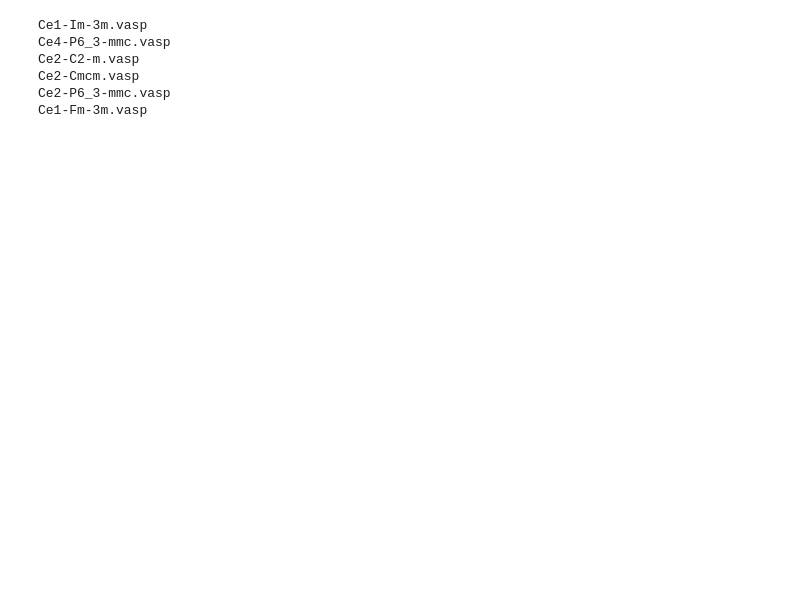
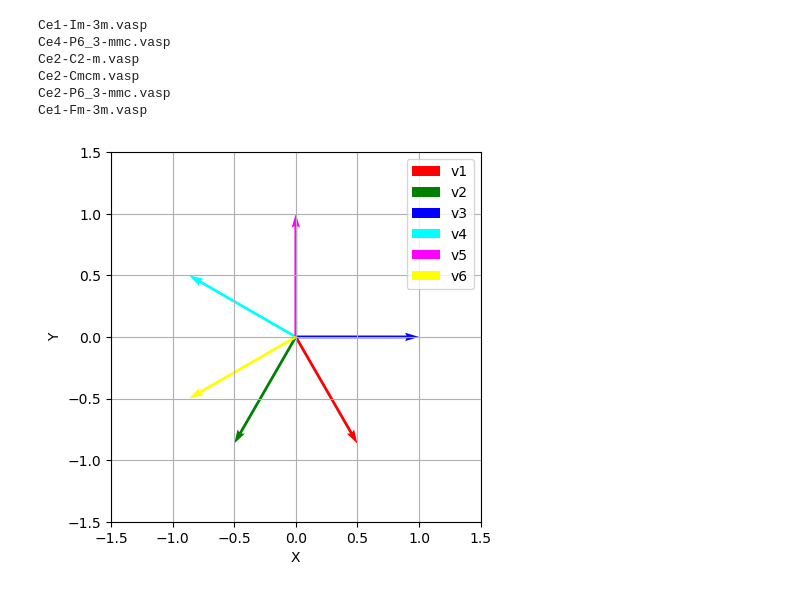
Before and after one commit to JLU-ICCMS-MaYuan/my_script, a Jupyter notebook: notebook/use_pmg.ipynb, the cells around one changed output. Saved outputs shown, nothing was run; the diff lists cells and outputs as text; code cells hidden in the pictures; blank space fills up the shorter version.

```diff
--- a/notebook/use_pmg.ipynb
+++ b/notebook/use_pmg.ipynb
@@ -492,3 +533,48 @@ Ce2-C2-m.vasp
 Ce2-Cmcm.vasp
 Ce2-P6_3-mmc.vasp
 Ce1-Fm-3m.vasp
+# %%
+import numpy as np
+import matplotlib.pyplot as plt
+
+# 定义三个向量
+v1 = np.array([0.5, -0.8660254, 0])
+v2 = np.array([-0.5, -0.8660254, 0])
+v3 = np.array([1.0000000e+00, 2.0634445e-09, 0.0000000e+00])
+
+v4 = np.array([-0.86602541,  0.5       ,  0.        ])
+v5 = np.array([2.08240569e-09, 1.00000000e+00, 0.00000000e+00])
+v6 = np.array([-0.8660254, -0.5      ,  0.       ])
+
+# 将向量的 z 分量设为 0，得到它们在 xy 平面的投影
+v1_xy = v1[:2]
+v2_xy = v2[:2]
+v3_xy = v3[:2]
+v4_xy = v4[:2]
+v5_xy = v5[:2]
+v6_xy = v6[:2]
+# 创建图形
+plt.figure()
+
+# 绘制向量的投影
+plt.quiver(0, 0, v1_xy[0], v1_xy[1], angles='xy', scale_units='xy', scale=1, color='r', label='v1')
+plt.quiver(0, 0, v2_xy[0], v2_xy[1], angles='xy', scale_units='xy', scale=1, color='g', label='v2')
+plt.quiver(0, 0, v3_xy[0], v3_xy[1], angles='xy', scale_units='xy', scale=1, color='b', label='v3')
+plt.quiver(0, 0, v4_xy[0], v4_xy[1], angles='xy', scale_units='xy', scale=1, color='cyan', label='v4')
+plt.quiver(0, 0, v5_xy[0], v5_xy[1], angles='xy', scale_units='xy', scale=1, color='magenta', label='v5')
+plt.quiver(0, 0, v6_xy[0], v6_xy[1], angles='xy', scale_units='xy', scale=1, color='yellow', label='v6')
+
+
+# 设置坐标轴
+plt.xlim(-1.5, 1.5)
+plt.ylim(-1.5, 1.5)
+plt.xlabel('X')
+plt.ylabel('Y')
+plt.gca().set_aspect('equal', adjustable='box')
+plt.legend()
+
+# 显示图形
+plt.grid()
+plt.show()
+# %% [output]
+[figure, added]
```
Also changed, not shown: parts of 7 cells of this notebook, 1 other file.
